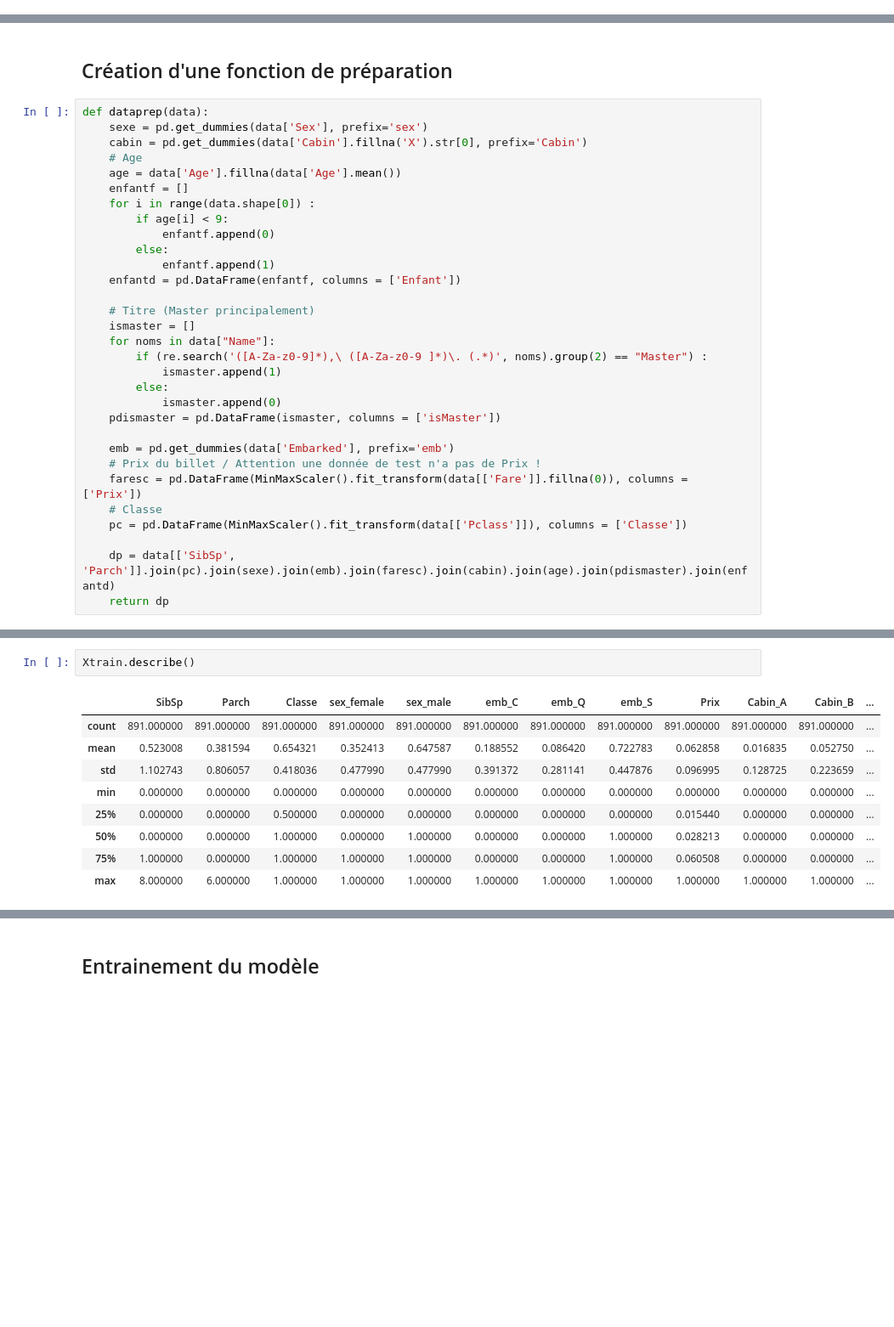
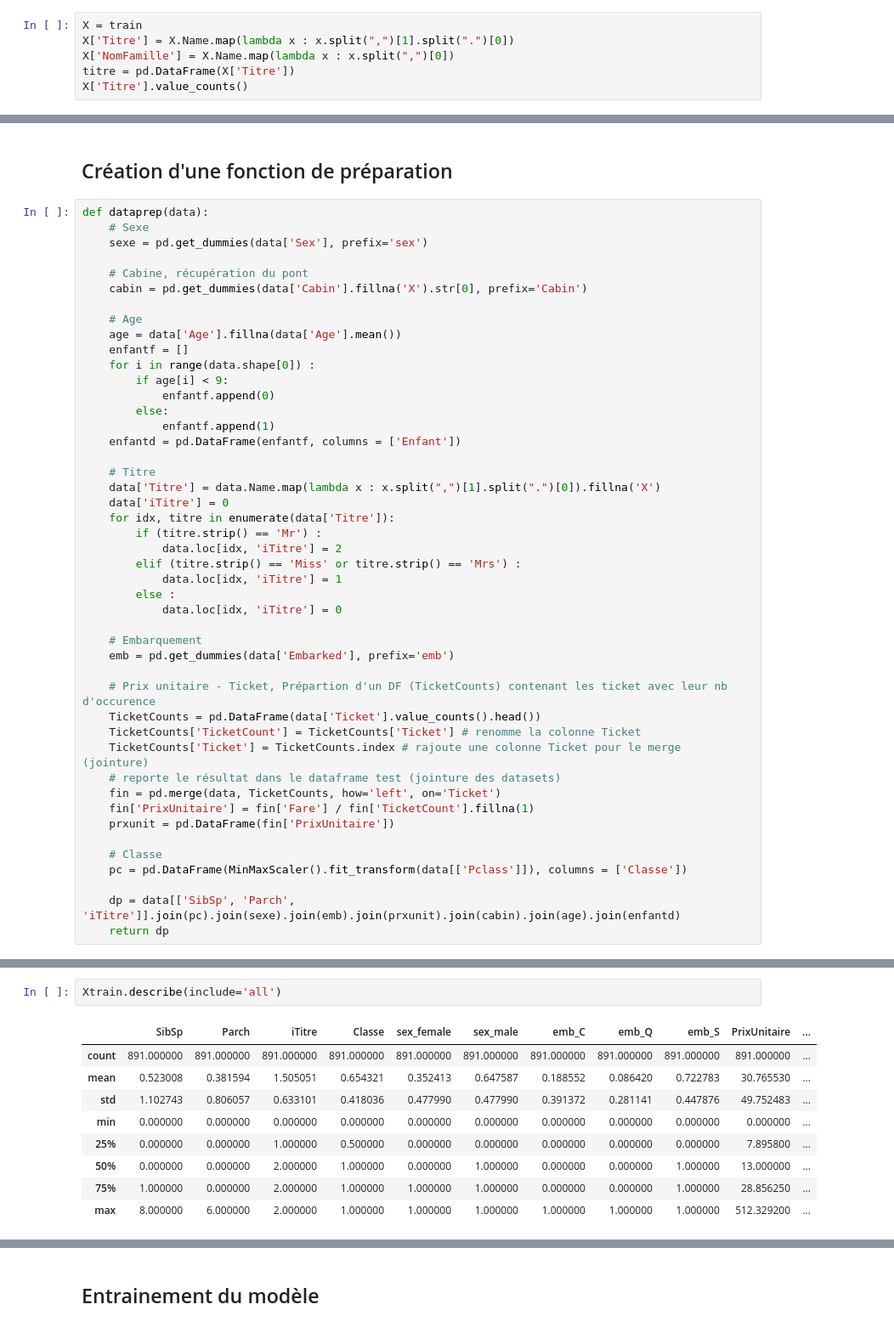
Before and after one commit to valparaizo/python_tutos, a Jupyter notebook: titanic/kaggle_titanic_3.ipynb, the cells around one changed output, grey strips where cells are left out. Shown at 85% size. Saved outputs shown, nothing was run; the diff lists cells and outputs as text; blank space fills up the shorter version.

```diff
--- a/titanic/kaggle_titanic_3.ipynb
+++ b/titanic/kaggle_titanic_3.ipynb
@@ -68,0 +101,6 @@ Name: familynames, Length: 351, dtype: int64
+# %%
+X = train
+X['Titre'] = X.Name.map(lambda x : x.split(",")[1].split(".")[0])
+X['NomFamille'] = X.Name.map(lambda x : x.split(",")[0])
+titre = pd.DataFrame(X['Titre'])
+X['Titre'].value_counts()
@@ -70,8 +142,12 @@ Name: familynames, Length: 351, dtype: int64
 ## Création d'une fonction de préparation
 # %%
 def dataprep(data):
+    # Sexe
     sexe = pd.get_dummies(data['Sex'], prefix='sex')
+
+    # Cabine, récupération du pont
     cabin = pd.get_dummies(data['Cabin'].fillna('X').str[0], prefix='Cabin')
+
     # Age
     age = data['Age'].fillna(data['Age'].mean())
     enfantf = []
@@ -82,22 +158,33 @@ def dataprep(data):
             enfantf.append(1)
     enfantd = pd.DataFrame(enfantf, columns = ['Enfant'])
 
-    # Titre (Master principalement)
-    ismaster = []
-    for noms in data["Name"]:
-        if (re.search('([A-Za-z0-9]*),\ ([A-Za-z0-9 ]*)\. (.*)', noms).group(2) == "Master") :
-            ismaster.append(1)
-        else:
-            ismaster.append(0)
-    pdismaster = pd.DataFrame(ismaster, columns = ['isMaster'])
+    # Titre
+    data['Titre'] = data.Name.map(lambda x : x.split(",")[1].split(".")[0]).fillna('X')
+    data['iTitre'] = 0
+    for idx, titre in enumerate(data['Titre']):
+        if (titre.strip() == 'Mr') :
+            data.loc[idx, 'iTitre'] = 2
+        elif (titre.strip() == 'Miss' or titre.strip() == 'Mrs') :
+            data.loc[idx, 'iTitre'] = 1
+        else :
+            data.loc[idx, 'iTitre'] = 0
 
+    # Embarquement
     emb = pd.get_dummies(data['Embarked'], prefix='emb')
-    # Prix du billet / Attention une donnée de test n'a pas de Prix !
-    faresc = pd.DataFrame(MinMaxScaler().fit_transform(data[['Fare']].fillna(0)), columns = ['Prix'])
+
+    # Prix unitaire - Ticket, Prépartion d'un DF (TicketCounts) contenant les ticket avec leur nb d'occurence
+    TicketCounts = pd.DataFrame(data['Ticket'].value_counts().head())
+    TicketCounts['TicketCount'] = TicketCounts['Ticket'] # renomme la colonne Ticket
+    TicketCounts['Ticket'] = TicketCounts.index # rajoute une colonne Ticket pour le merge (jointure)
+    # reporte le résultat dans le dataframe test (jointure des datasets)
+    fin = pd.merge(data, TicketCounts, how='left', on='Ticket')
+    fin['PrixUnitaire'] = fin['Fare'] / fin['TicketCount'].fillna(1)
+    prxunit = pd.DataFrame(fin['PrixUnitaire'])
+
     # Classe
     pc = pd.DataFrame(MinMaxScaler().fit_transform(data[['Pclass']]), columns = ['Classe'])
 
-    dp = data[['SibSp', 'Parch']].join(pc).join(sexe).join(emb).join(faresc).join(cabin).join(age).join(pdismaster).join(enfantd)
+    dp = data[['SibSp', 'Parch', 'iTitre']].join(pc).join(sexe).join(emb).join(prxunit).join(cabin).join(age).join(enfantd)
     return dp
 # %%
 Xtrain = dataprep(train)
@@ -107,12 +195,12 @@ Xtest = dataprep(test)
 # %%
-Xtrain.describe()
+Xtrain.describe(include='all')
 # %% [output]
-|  | SibSp | Parch | Classe | sex_female | sex_male | emb_C | emb_Q | emb_S | Prix | Cabin_A | Cabin_B | ... |
-| count | 891.000000 | 891.000000 | 891.000000 | 891.000000 | 891.000000 | 891.000000 | 891.000000 | 891.000000 | 891.000000 | 891.000000 | 891.000000 | ... |
-| mean | 0.523008 | 0.381594 | 0.654321 | 0.352413 | 0.647587 | 0.188552 | 0.086420 | 0.722783 | 0.062858 | 0.016835 | 0.052750 | ... |
-| std | 1.102743 | 0.806057 | 0.418036 | 0.477990 | 0.477990 | 0.391372 | 0.281141 | 0.447876 | 0.096995 | 0.128725 | 0.223659 | ... |
-| min | 0.000000 | 0.000000 | 0.000000 | 0.000000 | 0.000000 | 0.000000 | 0.000000 | 0.000000 | 0.000000 | 0.000000 | 0.000000 | ... |
-| 25% | 0.000000 | 0.000000 | 0.500000 | 0.000000 | 0.000000 | 0.000000 | 0.000000 | 0.000000 | 0.015440 | 0.000000 | 0.000000 | ... |
-| 50% | 0.000000 | 0.000000 | 1.000000 | 0.000000 | 1.000000 | 0.000000 | 0.000000 | 1.000000 | 0.028213 | 0.000000 | 0.000000 | ... |
-| 75% | 1.000000 | 0.000000 | 1.000000 | 1.000000 | 1.000000 | 0.000000 | 0.000000 | 1.000000 | 0.060508 | 0.000000 | 0.000000 | ... |
-| max | 8.000000 | 6.000000 | 1.000000 | 1.000000 | 1.000000 | 1.000000 | 1.000000 | 1.000000 | 1.000000 | 1.000000 | 1.000000 | ... |
+|  | SibSp | Parch | iTitre | Classe | sex_female | sex_male | emb_C | emb_Q | emb_S | PrixUnitaire | ... |
+| count | 891.000000 | 891.000000 | 891.000000 | 891.000000 | 891.000000 | 891.000000 | 891.000000 | 891.000000 | 891.000000 | 891.000000 | ... |
+| mean | 0.523008 | 0.381594 | 1.505051 | 0.654321 | 0.352413 | 0.647587 | 0.188552 | 0.086420 | 0.722783 | 30.765530 | ... |
+| std | 1.102743 | 0.806057 | 0.633101 | 0.418036 | 0.477990 | 0.477990 | 0.391372 | 0.281141 | 0.447876 | 49.752483 | ... |
+| min | 0.000000 | 0.000000 | 0.000000 | 0.000000 | 0.000000 | 0.000000 | 0.000000 | 0.000000 | 0.000000 | 0.000000 | ... |
+| 25% | 0.000000 | 0.000000 | 1.000000 | 0.500000 | 0.000000 | 0.000000 | 0.000000 | 0.000000 | 0.000000 | 7.895800 | ... |
+| 50% | 0.000000 | 0.000000 | 2.000000 | 1.000000 | 0.000000 | 1.000000 | 0.000000 | 0.000000 | 1.000000 | 13.000000 | ... |
+| 75% | 1.000000 | 0.000000 | 2.000000 | 1.000000 | 1.000000 | 1.000000 | 0.000000 | 0.000000 | 1.000000 | 28.856250 | ... |
+| max | 8.000000 | 6.000000 | 2.000000 | 1.000000 | 1.000000 | 1.000000 | 1.000000 | 1.000000 | 1.000000 | 512.329200 | ... |
```
Also changed, not shown: parts of 25 cells of this notebook, 2 other files.
